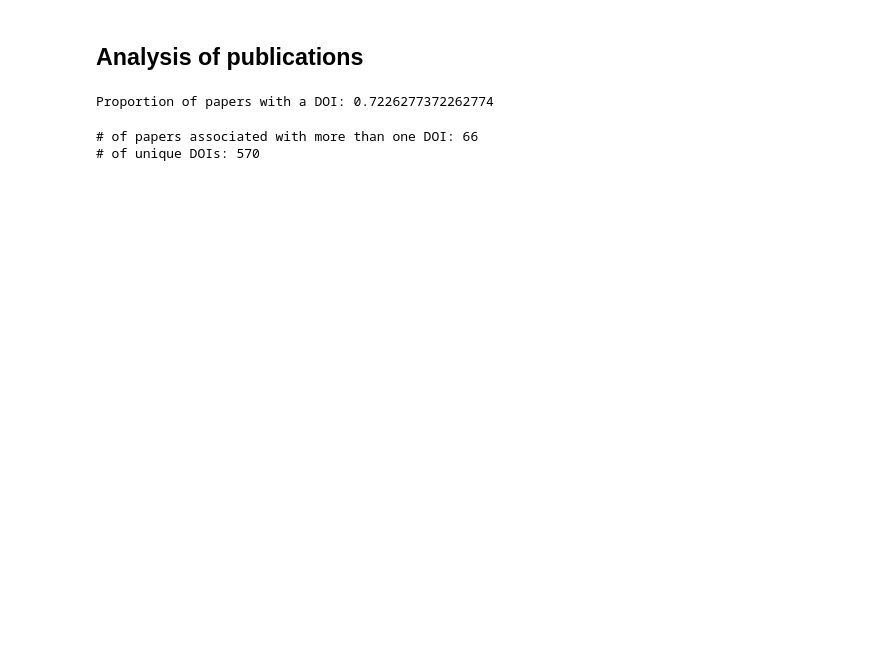
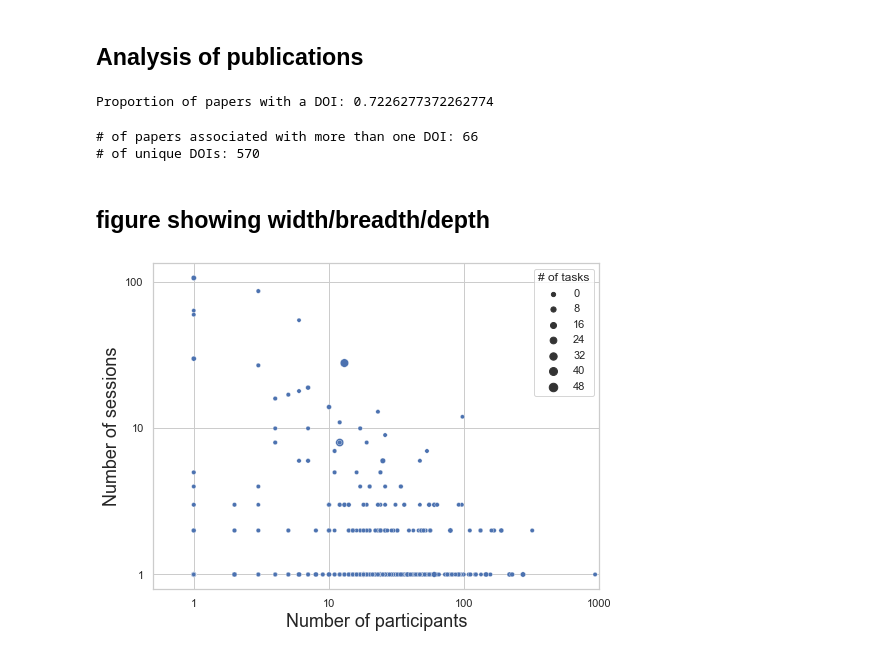
Before and after one commit to poldrack/OpenNeuro_analyses, a Jupyter notebook: metadata_analyses/publications.ipynb, the cells around one changed output. Drawn from its saved outputs; the diff is of its cells as text; code cells hidden in the pictures; blank space fills up the shorter version.

Commit message:
add data size figure, cleanup

```diff
--- a/metadata_analyses/publications.ipynb
+++ b/metadata_analyses/publications.ipynb
@@ -278,3 +282,27 @@ print('# of unique DOIs:', len(set(dois)))
 # %% [output]
 # of papers associated with more than one DOI: 66
 # of unique DOIs: 570
+# %% [markdown]
+## figure showing width/breadth/depth
+# %%
+sns.set_style('whitegrid')
+plt.figure(figsize=(8,6))
+splot = sns.scatterplot(x='nsubs', y='nsessions', size='ntasks', data=datalad_metadata)
+splot.set(xscale="log")
+splot.set(yscale="log")
+plt.xlim([.5, 1000])
+plt.xlabel('Number of participants', fontsize=18)
+plt.ylabel('Number of sessions', fontsize=18)
+
+leg = splot.axes.get_legend()
+new_title = '# of tasks'
+leg.set_title(new_title)
+
+for axis in [splot.xaxis, splot.yaxis]:
+    formatter = ScalarFormatter()
+    formatter.set_scientific(False)
+    axis.set_major_formatter(formatter)
+
+plt.savefig('../figures/dataset_size.png')
+# %% [output]
+[figure, added]
```
Also changed, not shown: parts of 8 cells of this notebook.
